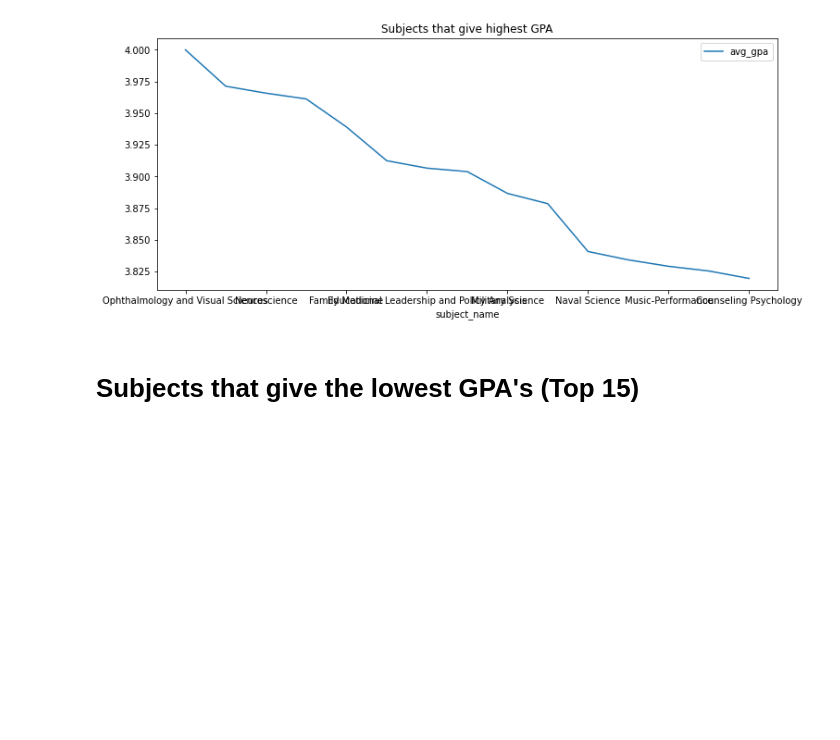
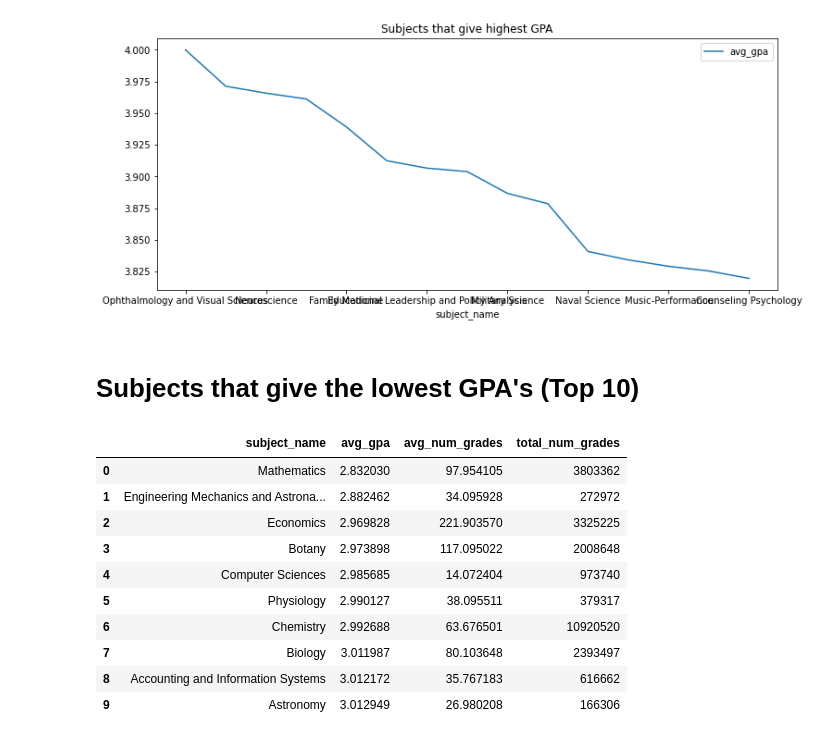
Before and after one commit to crypticrk/UW-Madsion-Dataset-Analysis, a Jupyter notebook: UW Madison Dataset Analyis.ipynb, the cells around one changed output. Drawn from its saved outputs; the diff is of its cells as text; code cells hidden in the pictures; blank space fills up the shorter version.

```diff
--- a/UW Madison Dataset Analyis.ipynb
+++ b/UW Madison Dataset Analyis.ipynb
@@ -917,4 +917,33 @@ subject_hgpas.plot(x='subject_name',y=['avg_gpa'],figsize=(12,5),title='Subjects
 <matplotlib.axes._subplots.AxesSubplot at 0x...>
 [figure]
 # %% [markdown]
-# Subjects that give the lowest GPA's (Top 15)
+# Subjects that give the lowest GPA's (Top 10)
+# %%
+subject_lgpas = pd.read_sql ("""SELECT subject_name,
+                                SUM(gpas.gpa * gpas.num_grades) / SUM(gpas.num_grades) AS avg_gpa,
+                                AVG(gpas.num_grades) AS avg_num_grades,
+                                SUM(gpas.num_grades) AS total_num_grades
+
+                                FROM instructor_courses
+                                INNER JOIN section_gpas gpas
+                                ON instructor_courses.course_offering_uuid = gpas.course_offering_uuid
+
+                                GROUP BY subject_name
+                                HAVING SUM(gpas.num_grades) > 300
+                                ORDER BY avg_gpa
+                                LIMIT 10;
+
+                                """, conn)
+subject_lgpas
+# %% [output]
+|  | subject_name | avg_gpa | avg_num_grades | total_num_grades |
+| 0 | Mathematics | 2.832030 | 97.954105 | 3803362 |
+| 1 | Engineering Mechanics and Astrona... | 2.882462 | 34.095928 | 272972 |
+| 2 | Economics | 2.969828 | 221.903570 | 3325225 |
+| 3 | Botany | 2.973898 | 117.095022 | 2008648 |
+| 4 | Computer Sciences | 2.985685 | 14.072404 | 973740 |
+| 5 | Physiology | 2.990127 | 38.095511 | 379317 |
+| 6 | Chemistry | 2.992688 | 63.676501 | 10920520 |
+| 7 | Biology | 3.011987 | 80.103648 | 2393497 |
+| 8 | Accounting and Information Systems | 3.012172 | 35.767183 | 616662 |
+| 9 | Astronomy | 3.012949 | 26.980208 | 166306 |
```
Also changed, not shown: parts of 2 cells of this notebook.
